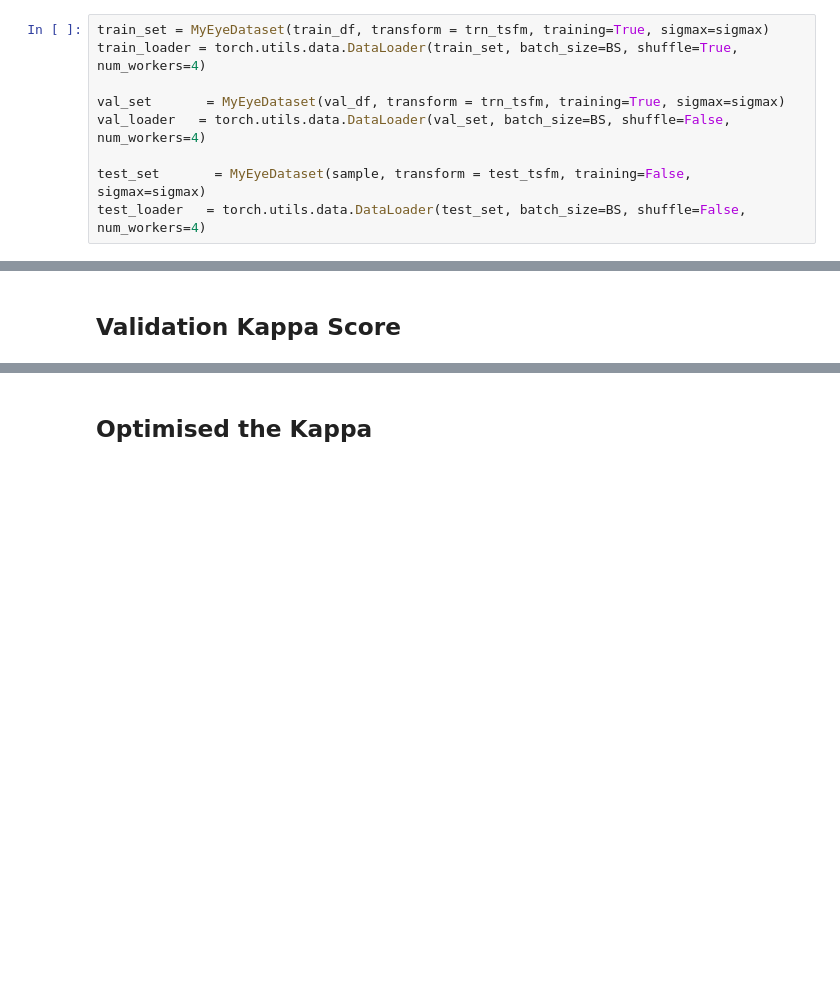
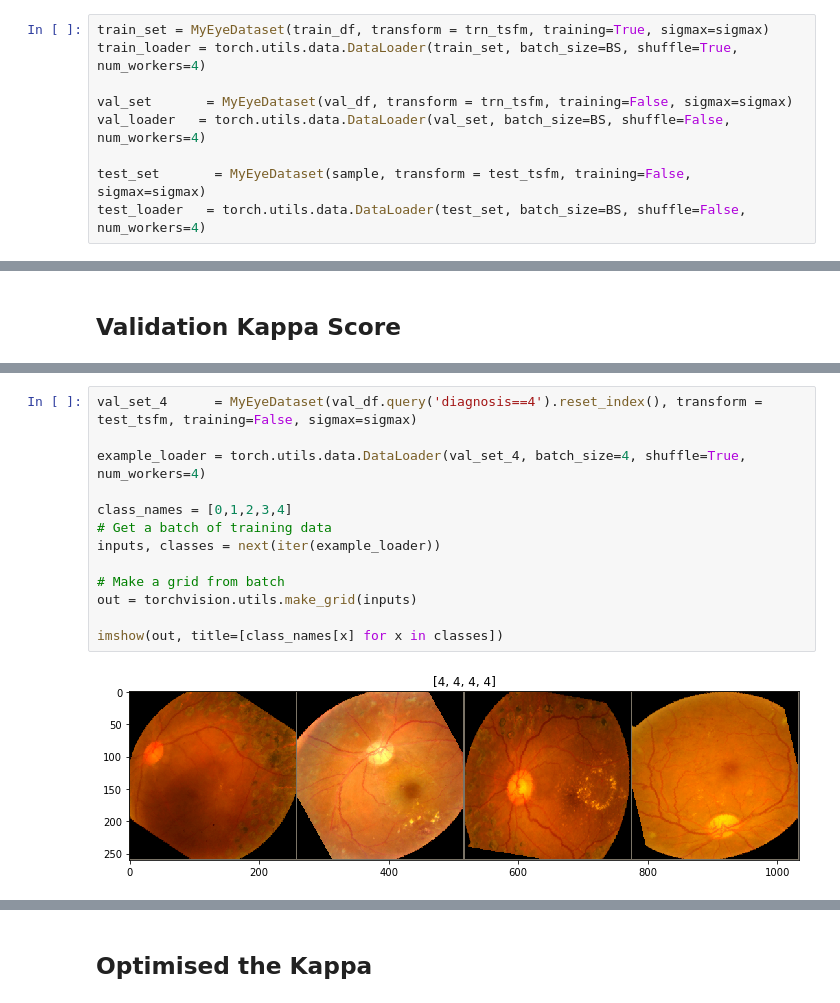
Before and after one commit to qiletan/aptos2019-blindness-detection, a Jupyter notebook: 31_drHB.ipynb, the cells around one changed output, grey strips where cells are left out. Cells and saved outputs as stored; diff of their text form; blank space fills up the shorter version.

```diff
--- a/31_drHB.ipynb
+++ b/31_drHB.ipynb
@@ -523,7 +541,7 @@ val_df.reset_index(drop=True, inplace=True)
 train_set = MyEyeDataset(train_df, transform = trn_tsfm, training=True, sigmax=sigmax)
 train_loader = torch.utils.data.DataLoader(train_set, batch_size=BS, shuffle=True, num_workers=4)
 
-val_set       = MyEyeDataset(val_df, transform = trn_tsfm, training=True, sigmax=sigmax)
+val_set       = MyEyeDataset(val_df, transform = trn_tsfm, training=False, sigmax=sigmax)
 val_loader   = torch.utils.data.DataLoader(val_set, batch_size=BS, shuffle=False, num_workers=4)
 
 test_set       = MyEyeDataset(sample, transform = test_tsfm, training=False, sigmax=sigmax)
@@ -611,0 +684,15 @@ pd.pivot_table(val_df,columns='pred',values='id_code',index='diagnosis',aggfunc=
+# %%
+val_set_4      = MyEyeDataset(val_df.query('diagnosis==4').reset_index(), transform = test_tsfm, training=False, sigmax=sigmax)
+
+example_loader = torch.utils.data.DataLoader(val_set_4, batch_size=4, shuffle=True, num_workers=4)
+
+class_names = [0,1,2,3,4]
+# Get a batch of training data
+inputs, classes = next(iter(example_loader))
+
+# Make a grid from batch
+out = torchvision.utils.make_grid(inputs)
+
+imshow(out, title=[class_names[x] for x in classes])
+# %% [output]
+[figure, added]
```
Also changed, not shown: parts of 10 cells of this notebook, 4 other files.
